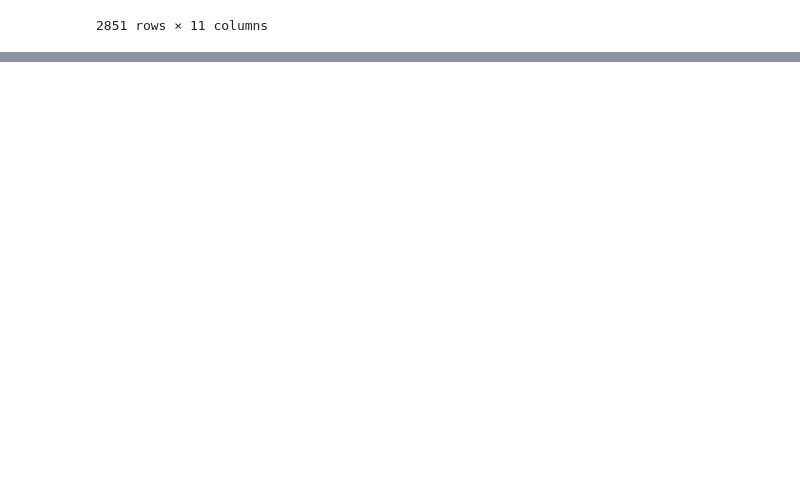
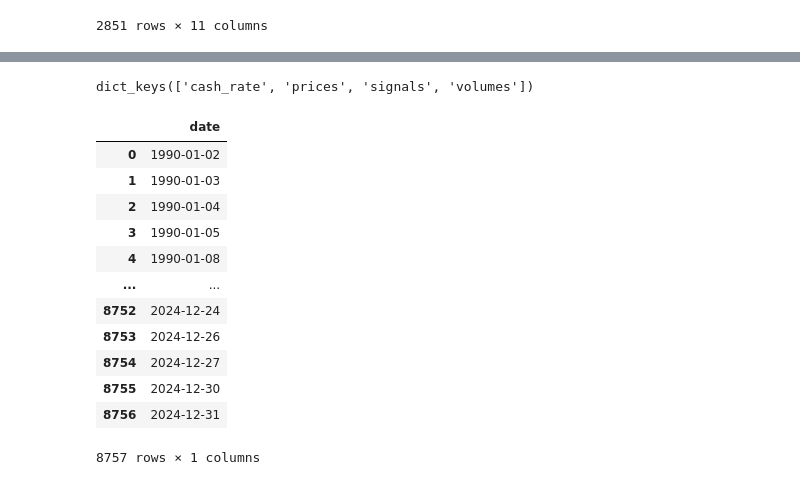
Before and after one commit to yashpincha/labubu-money, a Jupyter notebook: visualize.ipynb, the cells around one changed output, grey strips where cells are left out. Cells and saved outputs as stored; diff of their text form; code cells hidden in the pictures; blank space fills up the shorter version.

```diff
--- a/visualize.ipynb
+++ b/visualize.ipynb
@@ -101,0 +165,20 @@ dfs['volumes']
+# %%
+cleaned_dfs.keys()
+# %% [output]
+dict_keys(['cash_rate', 'prices', 'signals', 'volumes'])
+# %%
+cleaned_dfs['cash_rate']
+# %% [output]
+|  | date |
+| 0 | 1990-01-02 |
+| 1 | 1990-01-03 |
+| 2 | 1990-01-04 |
+| 3 | 1990-01-05 |
+| 4 | 1990-01-08 |
+| ... | ... |
+| 8752 | 2024-12-24 |
+| 8753 | 2024-12-26 |
+| 8754 | 2024-12-27 |
+| 8755 | 2024-12-30 |
+| 8756 | 2024-12-31 |
+8757 rows × 1 columns
```
Also changed, not shown: parts of 5 cells of this notebook.
